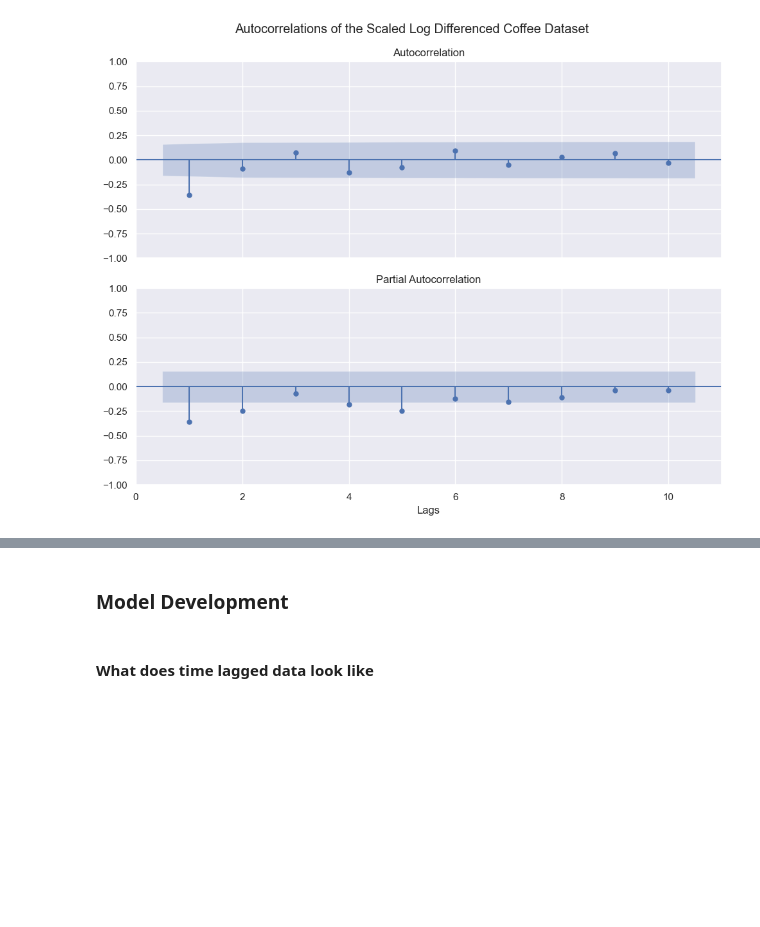
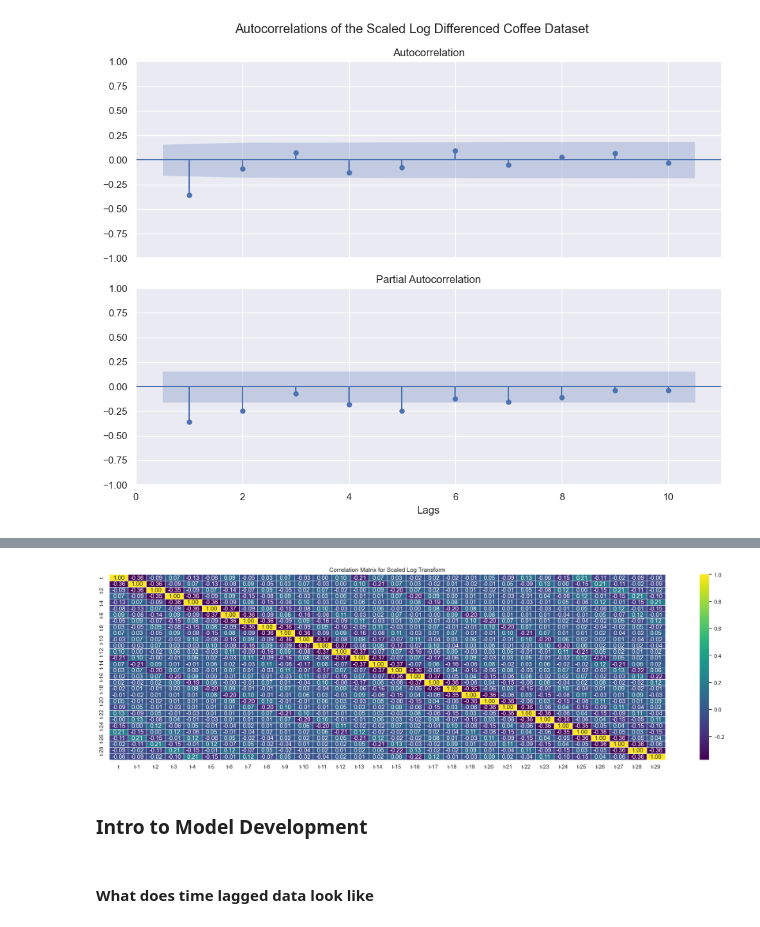
Before and after one commit to Murphysics1/masters_capstone, a Jupyter notebook: Data_EDA_and_Prep.ipynb, the cells around one changed output, grey strips where cells are left out. Cells and saved outputs as stored; diff of their text form; code cells hidden in the pictures; blank space fills up the shorter version.

```diff
--- a/Data_EDA_and_Prep.ipynb
+++ b/Data_EDA_and_Prep.ipynb
@@ -249,5 +266,21 @@ acf_pacf(df_coffee_stationary['Difference_Scaled_log'],"Autocorrelations of the
+# %%
+df_log_scaled = df_coffee_stationary[['Date','Quantity','Scaled_Quantity_log','Difference_Scaled_log']].copy()
+time_lag(df_log_scaled,'Difference_Scaled_log',steps=29)
+
+df_log_scaled.rename(columns={'Difference_Scaled_log':'t'},inplace=True)
+
+corr_matrix = df_log_scaled.drop(columns=['Date','Quantity','Scaled_Quantity_log']).corr()
+
+plt.figure(figsize=(20, 6))
+sns.heatmap(corr_matrix, annot=True, cmap='viridis', fmt=".2f", linewidths=.5)
+plt.title('Correlation Matrix for Scaled Log Transform')
+plt.tight_layout()
+plt.savefig("Images/Correlation Matrix for Scaled Log Transform.png")
+plt.show()
+# %% [output]
+[figure, added]
 # %% [markdown]
-### Model Development
+### Intro to Model Development
 # %% [markdown]
 #### What does time lagged data look like
 # %%
```
Also changed, not shown: parts of 8 cells of this notebook, 3 other files.
